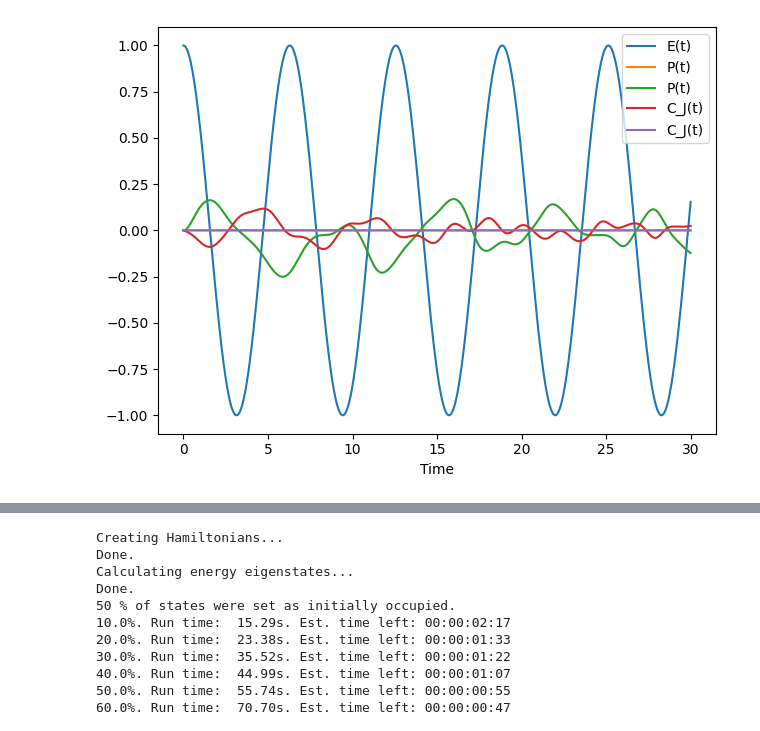
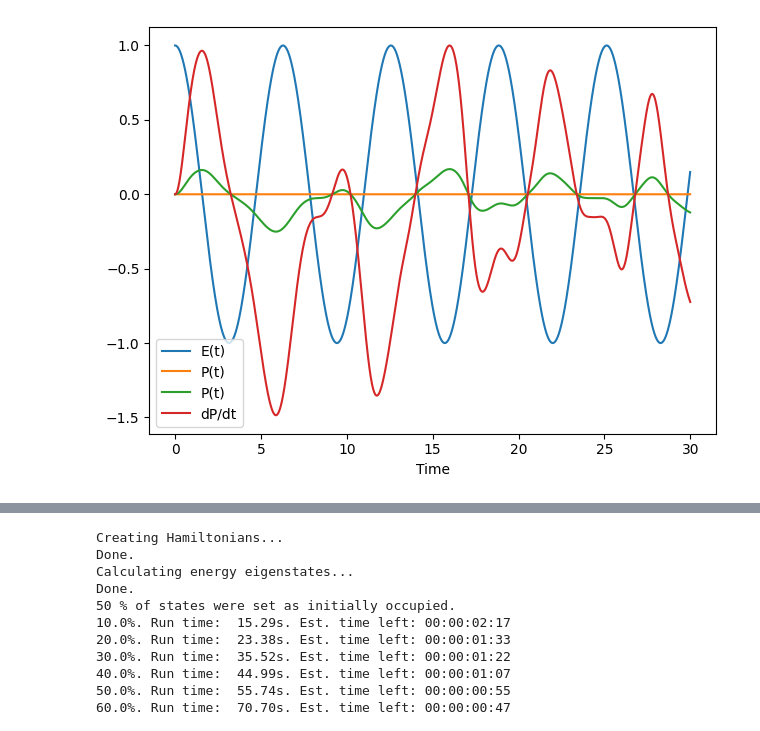
Before and after one commit to Leonard-P/orbitronics_research_project, a Jupyter notebook: lattice.ipynb, the cells around one changed output, grey strips where cells are left out. Cells and saved outputs as stored; diff of their text form; code cells hidden in the pictures.

```diff
--- a/lattice.ipynb
+++ b/lattice.ipynb
@@ -67,0 +5,13 @@ Total run time:  75.24s
+# %%
+omega = 2 * np.pi / 3
+T = 2 * np.pi / omega
+
+l = Lattice2D(
+    dimensions=(6, 12),
+    t_hop=1,
+    E_amplitude=lambda t: np.cos(omega * t),
+    E_dir=np.array([1, 0]),
+    h=5e-3,
+    T=50 * T,
+    initial_occupation=0.5,
+)
@@ -67,0 +97,7 @@ Total run time:  75.24s
+# %%
+def E_field(t):
+    return np.cos(omega * t)
+
+l.E = E_field
+
+l.save("sim_pol_results/rect6x12w2pi3h5e-3T50.lattice")
@@ -68,51 +128,57 @@ Total run time:  75.24s
 # %%
+plt.clf()
+
 t = np.linspace(0, l.steps*l.h, l.steps)
 P = [b.states[i].polarisation for i in range(l.steps)]
 C_J = [b.states[i].curl_polarisation for i in range(l.steps)]
+P_C = np.diff(P) / l.h
 
-plt.plot(t, E(t), label="E(t)")
-plt.plot(t, P, label="P(t)")
-plt.plot(t, C_J, label="C_J(t)")
+P_C /= np.max(P_C)
+
+plt.plot(t[:-1], E(t)[:-1], label="E(t)")
+plt.plot(t[:-1], P[:-1], label="P(t)")
+# plt.plot(t, C_J, label="C_J(t)")
+plt.plot(t, P_C, label="dP/dt")
 
 plt.xlabel("Time")
 plt.tight_layout()
 plt.legend()
 plt.show()
 
 
-# Compute FFT on the signals
-dt = l.h
-N = len(t)
-freq = np.fft.fftfreq(N, d=dt)
+# # Compute FFT on the signals
+# dt = l.h
+# N = len(t)
+# freq = np.fft.fftfreq(N, d=dt)
 
-# Evaluate E(t) and convert P and C_J to arrays (each sample is a 2-component vector)
-E_vals = E(t)
-P_arr = np.array(P)       # shape: (N, 2)
-C_J_arr = np.array(C_J)   # shape: (N, 2)
+# # Evaluate E(t) and convert P and C_J to arrays (each sample is a 2-component vector)
+# E_vals = E(t)
+# P_arr = np.array(P)       # shape: (N, 2)
+# C_J_arr = np.array(C_J)   # shape: (N, 2)
 
-# Compute FFTs: for vector signals we compute FFT on each component
-E_fft = np.fft.fft(E_vals)
-P_fft = np.fft.fft(P_arr, axis=0)
-C_J_fft = np.fft.fft(C_J_arr, axis=0)
+# # Compute FFTs: for vector signals we compute FFT on each component
+# E_fft = np.fft.fft(E_vals)
+# P_fft = np.fft.fft(P_arr, axis=0)
+# C_J_fft = np.fft.fft(C_J_arr, axis=0)
 
-# Create a new figure with two subplots:
-plt.figure(figsize=(10, 8))
+# # Create a new figure with two subplots:
+# plt.figure(figsize=(10, 8))
 
-r = 400
-R = np.argmax(np.abs(E_fft)) + 390
-print(R)
+# r = 400
+# R = np.argmax(np.abs(E_fft)) + 390
+# print(R)
 
-plt.plot(freq[R-r:R+r], np.abs(E_fft)[R-r:R+r], label="|FFT E(t)|")
-plt.plot(freq[R-r:R+r], np.abs(C_J_fft[:, 0])[R-r:R+r], label="|FFT C_J_x(t)|")
-plt.title("DFT Spectrum for Lattice Signals (l)")
-plt.xlabel("Frequency")
-plt.ylabel("Magnitude")
-plt.legend()
-plt.plot(freq[R-r:R+r], np.abs(P_fft[:, 1])[R-r:R+r], label="|FFT P_y(t)|")
-plt.title("DFT Spectrum for Polarisation (p)")
-plt.xlabel("Frequency")
-plt.ylabel("Magnitude")
-plt.legend()
-plt.show()
+# plt.plot(freq[R-r:R+r], np.abs(E_fft)[R-r:R+r], label="|FFT E(t)|")
+# plt.plot(freq[R-r:R+r], np.abs(C_J_fft[:, 0])[R-r:R+r], label="|FFT C_J_x(t)|")
+# plt.title("DFT Spectrum for Lattice Signals (l)")
+# plt.xlabel("Frequency")
+# plt.ylabel("Magnitude")
+# plt.legend()
+# plt.plot(freq[R-r:R+r], np.abs(P_fft[:, 1])[R-r:R+r], label="|FFT P_y(t)|")
+# plt.title("DFT Spectrum for Polarisation (p)")
+# plt.xlabel("Frequency")
+# plt.ylabel("Magnitude")
+# plt.legend()
+# plt.show()
 # %% [output]
-[figure, old version]
+[figure, new version]
```
Also changed, not shown: parts of 10 cells of this notebook, 5 other files.
